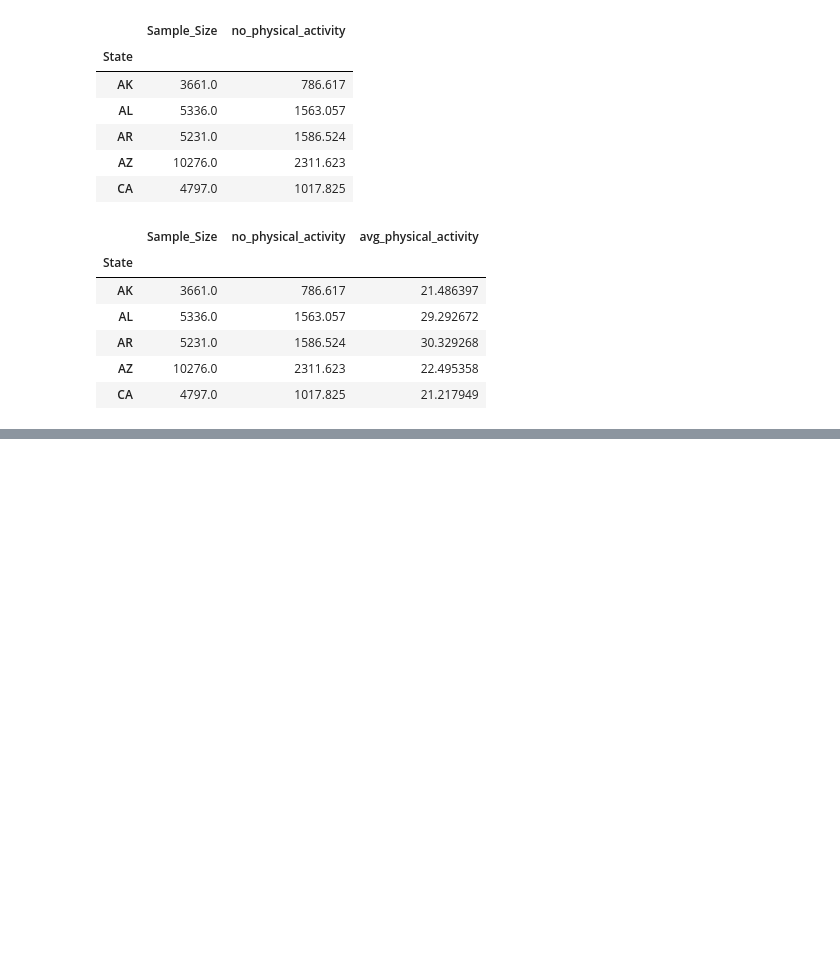
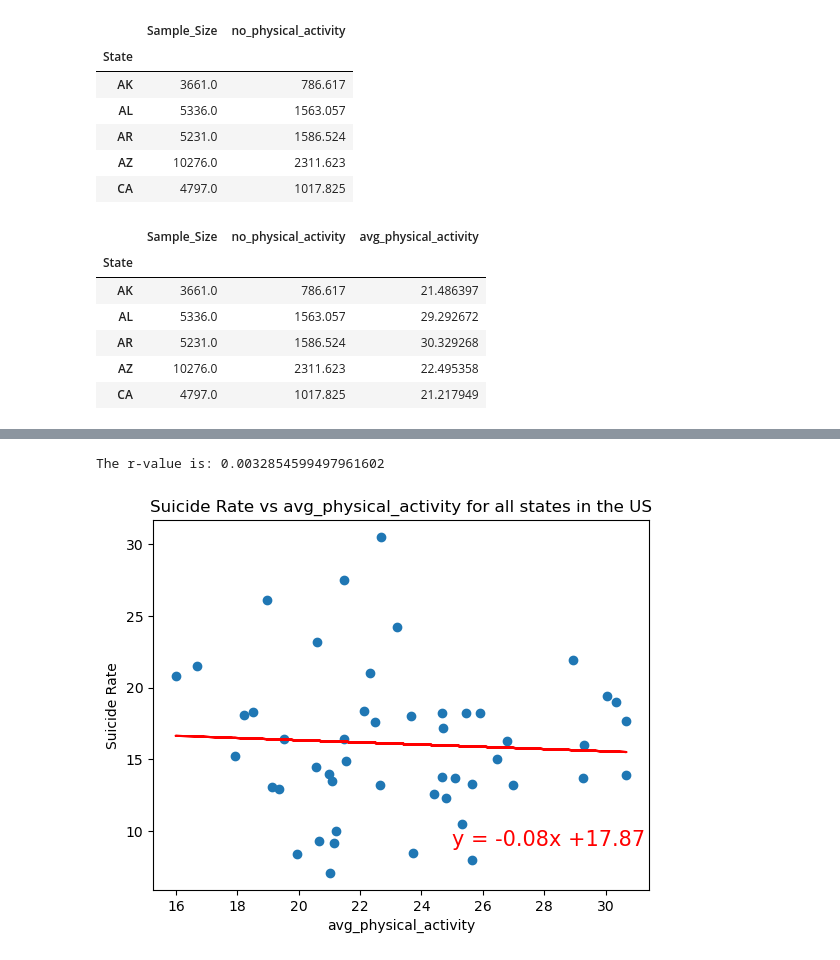
Before and after one commit to soobin83/Project1-Group2, a Jupyter notebook: project/Suicide/Soo.ipynb, the cells around one changed output, grey strips where cells are left out. Drawn from its saved outputs; the diff is of its cells as text; code cells hidden in the pictures; blank space fills up the shorter version.

Commit message:
added linear regression

```diff
--- a/project/Suicide/Soo.ipynb
+++ b/project/Suicide/Soo.ipynb
@@ -243,0 +197,35 @@ Text(0, 0.5, 'Rate')
+# %%
+def linear_regression(df, x_col_name, y_col_name, coord):
+
+    # Define a function to create Linear Regression plots
+    x_values = df[x_col_name]
+    y_values = df[y_col_name]
+
+    (slope, intercept, rvalue, pvalue, stderr) = linregress(x_values, y_values)
+
+    # Get regression values
+    regress_values = x_values * slope + intercept
+
+    line_eq = "y = " + str(round(slope,2)) + "x +" + str(round(intercept,2))
+
+    plt.scatter(x_values,y_values)
+    plt.plot(x_values,regress_values,"r-")
+
+    # Label plot and annotate the line equation
+    plt.xlabel(x_col_name)
+    plt.ylabel(y_col_name)
+    plt.title(f"{y_col_name} vs {x_col_name} for all states in the US")
+    plt.annotate(line_eq, coord, fontsize=15,color="red")
+
+    # Print r value
+    print(f"The r-value is: {rvalue**2}")
+
+    # Show plot
+    plt.show()
+
+# Linear regression
+# Perform a linear regression on suicide rate vs no activity rate
+linear_regression(merged_suicide_activity_2020_df , "avg_physical_activity", "Suicide Rate", (25,9))
+# %% [output]
+The r-value is: 0.0032854599497961602
+[figure, added]
```
Also changed, not shown: parts of 15 cells of this notebook.
